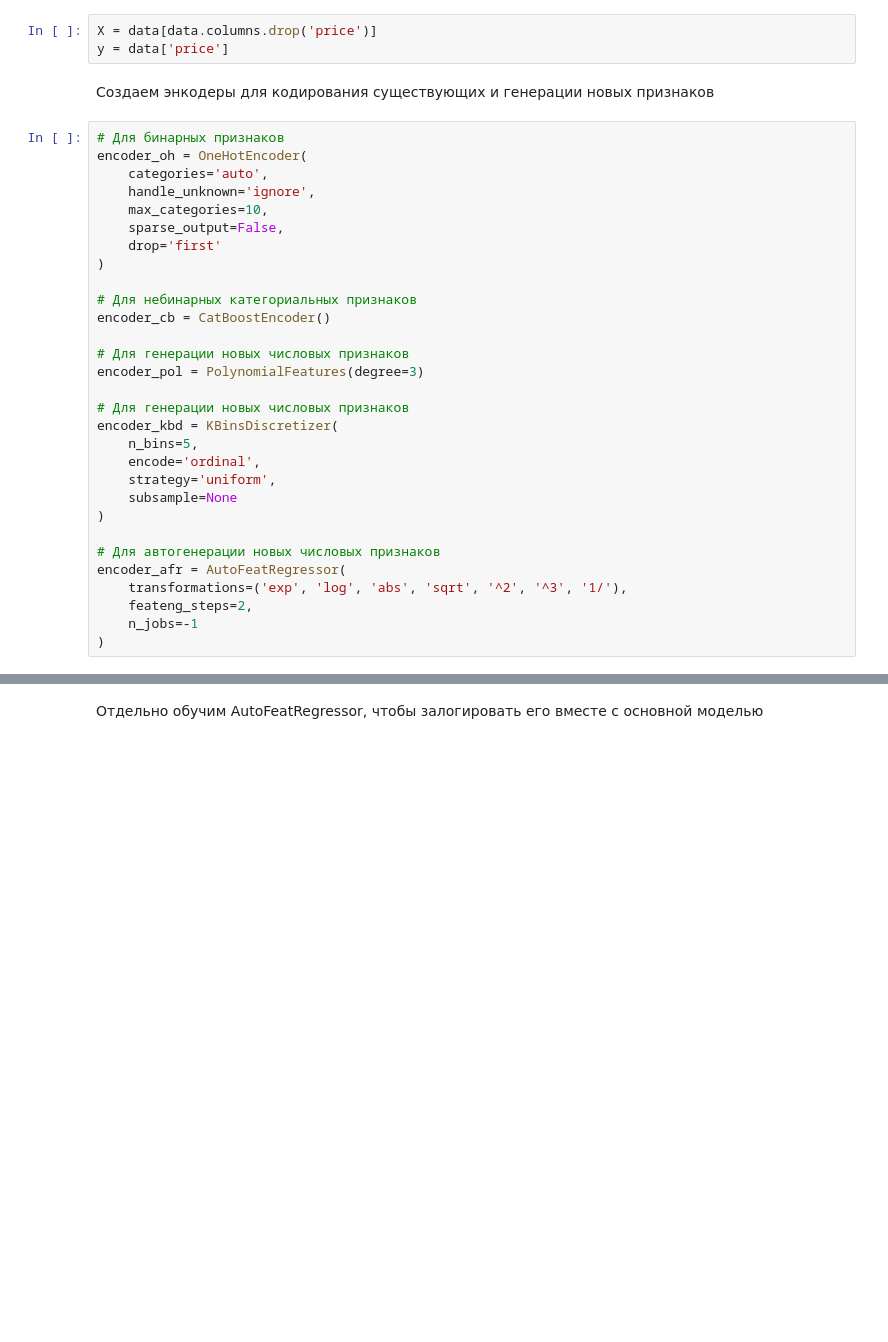
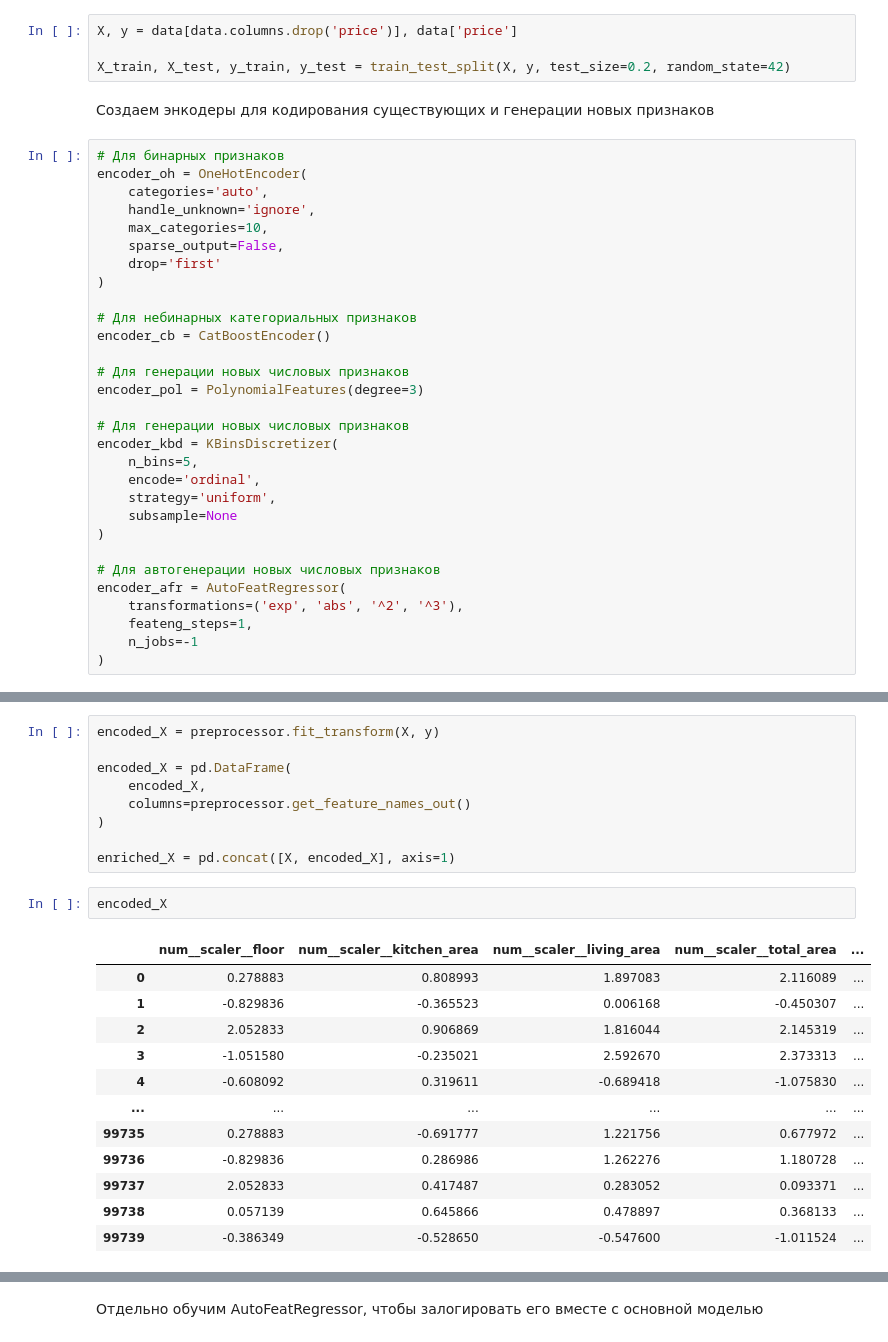
Before and after one commit to ibnkir/mle-project-sprint-2, a Jupyter notebook: model_improvement/notebook_steps_2_5.ipynb, the cells around one changed output, grey strips where cells are left out. Saved outputs shown, nothing was run; the diff lists cells and outputs as text; blank space fills up the shorter version.

```diff
--- a/model_improvement/notebook_steps_2_5.ipynb
+++ b/model_improvement/notebook_steps_2_5.ipynb
@@ -121,6 +136,7 @@ data.head()
 # %%
-X = data[data.columns.drop('price')]
-y = data['price']
+X, y = data[data.columns.drop('price')], data['price']
+
+X_train, X_test, y_train, y_test = train_test_split(X, y, test_size=0.2, random_state=42)
 # %% [markdown]
 Создаем энкодеры для кодирования существующих и генерации новых признаков
 # %%
@@ -149,7 +165,7 @@ encoder_kbd = KBinsDiscretizer(
 
 # Для автогенерации новых числовых признаков
 encoder_afr = AutoFeatRegressor(
-    transformations=('exp', 'log', 'abs', 'sqrt', '^2', '^3', '1/'),
-    feateng_steps=2,
+    transformations=('exp', 'abs', '^2', '^3'),
+    feateng_steps=1,
     n_jobs=-1
 )
@@ -196,0 +240,24 @@ pipeline = Pipeline(
+# %%
+encoded_X = preprocessor.fit_transform(X, y)
+
+encoded_X = pd.DataFrame(
+    encoded_X,
+    columns=preprocessor.get_feature_names_out()
+)
+
+enriched_X = pd.concat([X, encoded_X], axis=1)
+# %%
+encoded_X
+# %% [output]
+|  | num__scaler__floor | num__scaler__kitchen_area | num__scaler__living_area | num__scaler__total_area | ... |
+| 0 | 0.278883 | 0.808993 | 1.897083 | 2.116089 | ... |
+| 1 | -0.829836 | -0.365523 | 0.006168 | -0.450307 | ... |
+| 2 | 2.052833 | 0.906869 | 1.816044 | 2.145319 | ... |
+| 3 | -1.051580 | -0.235021 | 2.592670 | 2.373313 | ... |
+| 4 | -0.608092 | 0.319611 | -0.689418 | -1.075830 | ... |
+| ... | ... | ... | ... | ... | ... |
+| 99735 | 0.278883 | -0.691777 | 1.221756 | 0.677972 | ... |
+| 99736 | -0.829836 | 0.286986 | 1.262276 | 1.180728 | ... |
+| 99737 | 2.052833 | 0.417487 | 0.283052 | 0.093371 | ... |
+| 99738 | 0.057139 | 0.645866 | 0.478897 | 0.368133 | ... |
+| 99739 | -0.386349 | -0.528650 | -0.547600 | -1.011524 | ... |
```
Also changed, not shown: parts of 41 cells of this notebook, 14 other files.
